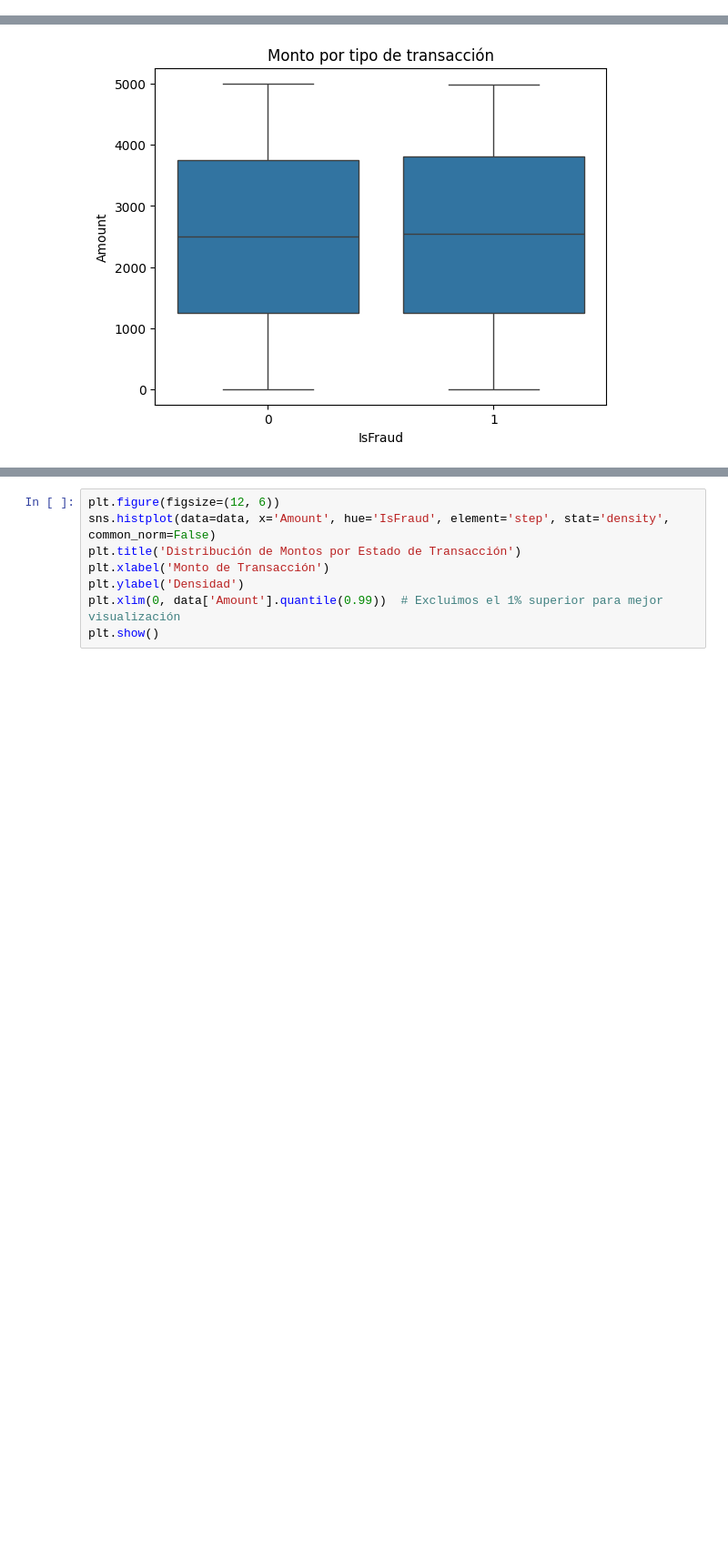
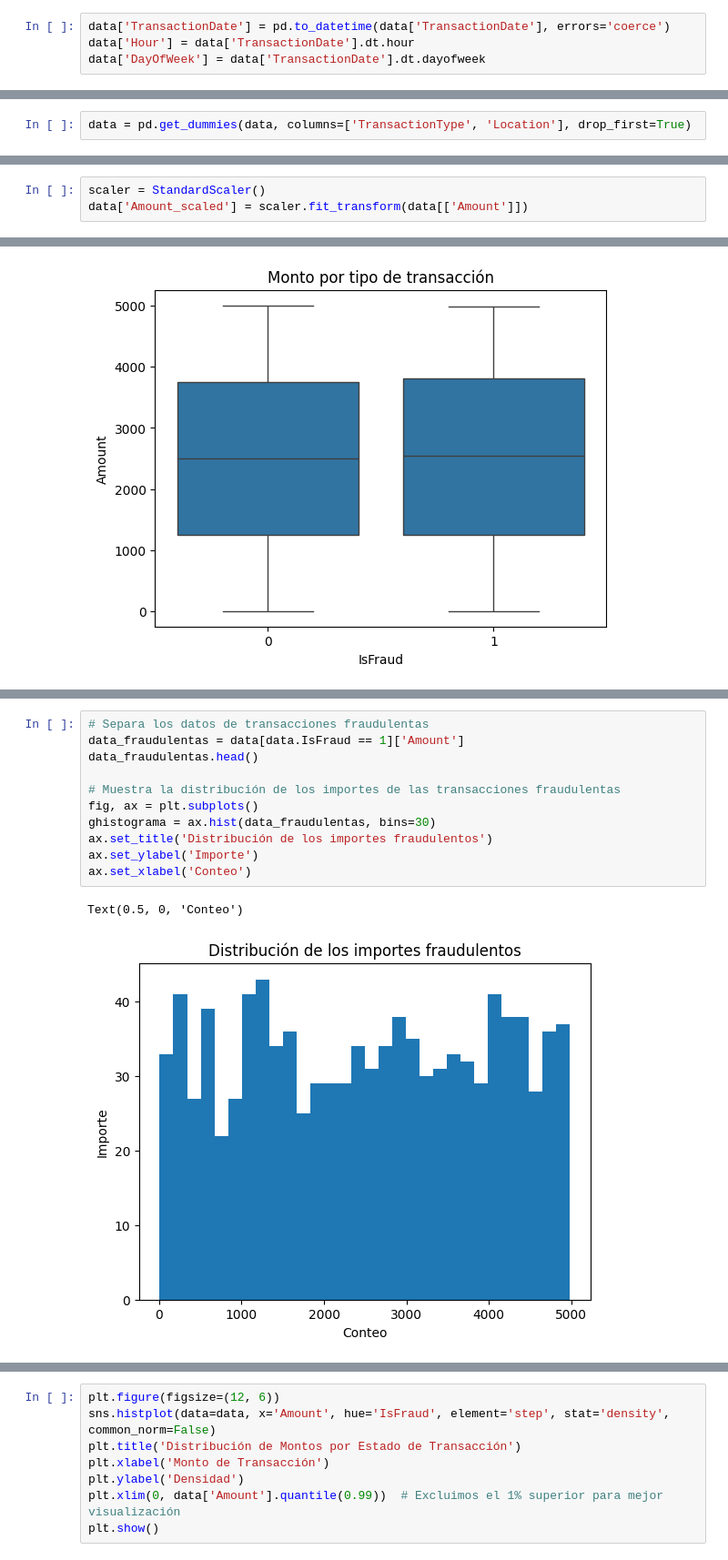
Before and after one commit to angemaria25/credit-card-fraud-detection, a Jupyter notebook: main.ipynb, the cells around one changed output, grey strips where cells are left out. Shown at 91% size. Saved outputs shown, nothing was run; the diff lists cells and outputs as text; blank space fills up the shorter version.

```diff
--- a/main.ipynb
+++ b/main.ipynb
@@ -85,0 +90,4 @@ dtype: int64
+# %%
+data['TransactionDate'] = pd.to_datetime(data['TransactionDate'], errors='coerce')
+data['Hour'] = data['TransactionDate'].dt.hour
+data['DayOfWeek'] = data['TransactionDate'].dt.dayofweek
@@ -85,0 +97,2 @@ dtype: int64
+# %%
+data = pd.get_dummies(data, columns=['TransactionType', 'Location'], drop_first=True)
@@ -85,0 +125,3 @@ dtype: int64
+# %%
+scaler = StandardScaler()
+data['Amount_scaled'] = scaler.fit_transform(data[['Amount']])
@@ -108 +184,15 @@ plt.show()
+# %%
+# Separa los datos de transacciones fraudulentas
+data_fraudulentas = data[data.IsFraud == 1]['Amount']
+data_fraudulentas.head()
+
+# Muestra la distribución de los importes de las transacciones fraudulentas
+fig, ax = plt.subplots()
+ghistograma = ax.hist(data_fraudulentas, bins=30)
+ax.set_title('Distribución de los importes fraudulentos')
+ax.set_ylabel('Importe')
+ax.set_xlabel('Conteo')
+# %% [output]
+Text(0.5, 0, 'Conteo')
+[figure, added]
 # %% [markdown]
```
Also changed, not shown: parts of 36 cells of this notebook, 1 other file.
